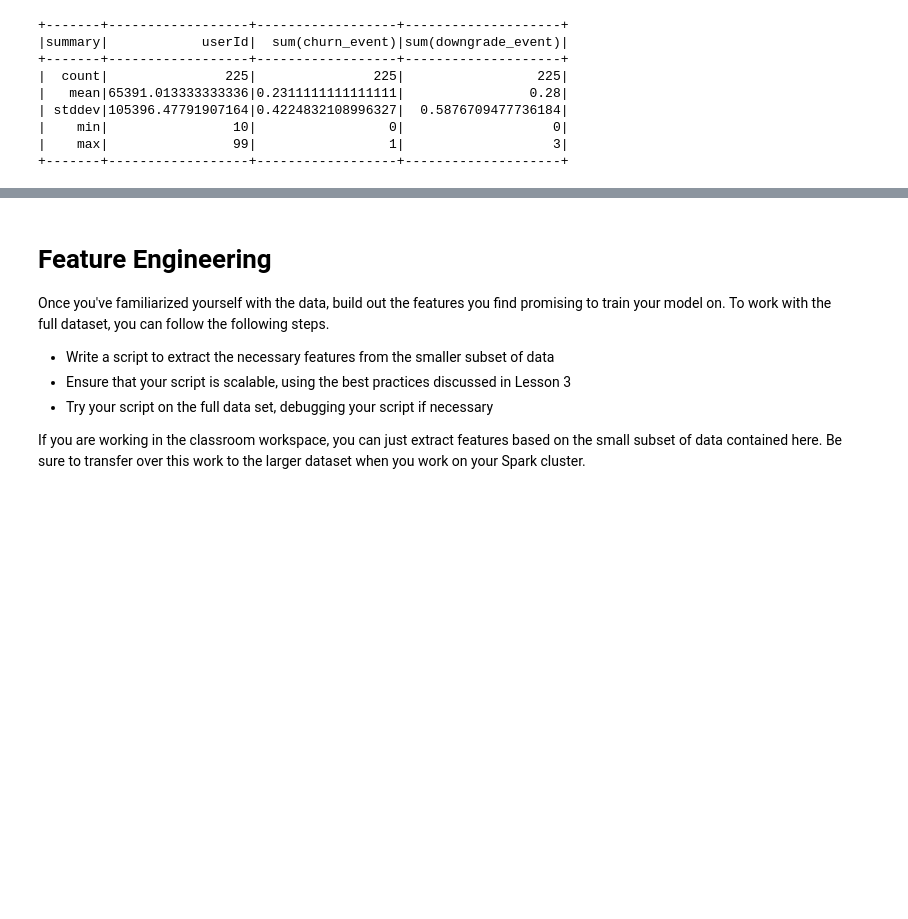
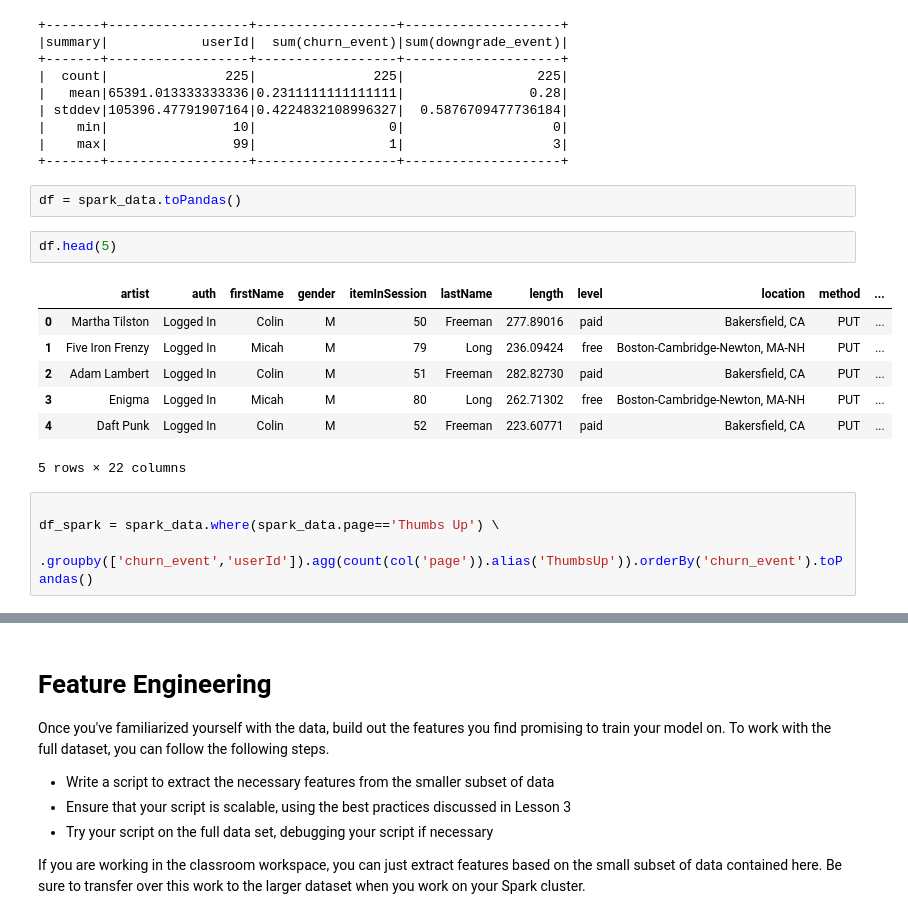
Before and after one commit to Krout1/Sparkify, a Jupyter notebook: Sparkify.ipynb, the cells around one changed output, grey strips where cells are left out. Cells and saved outputs as stored; diff of their text form; blank space fills up the shorter version.

```diff
--- a/Sparkify.ipynb
+++ b/Sparkify.ipynb
@@ -174,3 +175,19 @@ spark_data.select(['userId', 'churn_event', 'downgrade_event'])\
 |    min|                10|                 0|                   0|
 |    max|                99|                 1|                   3|
 +-------+------------------+------------------+--------------------+
+# %%
+df = spark_data.toPandas()
+# %%
+df.head(5)
+# %% [output]
+|  | artist | auth | firstName | gender | itemInSession | lastName | length | level | location | method | ... |
+| 0 | Martha Tilston | Logged In | Colin | M | 50 | Freeman | 277.89016 | paid | Bakersfield, CA | PUT | ... |
+| 1 | Five Iron Frenzy | Logged In | Micah | M | 79 | Long | 236.09424 | free | Boston-Cambridge-Newton, MA-NH | PUT | ... |
+| 2 | Adam Lambert | Logged In | Colin | M | 51 | Freeman | 282.82730 | paid | Bakersfield, CA | PUT | ... |
+| 3 | Enigma | Logged In | Micah | M | 80 | Long | 262.71302 | free | Boston-Cambridge-Newton, MA-NH | PUT | ... |
+| 4 | Daft Punk | Logged In | Colin | M | 52 | Freeman | 223.60771 | paid | Bakersfield, CA | PUT | ... |
+5 rows × 22 columns
+# %%
+
+df_spark = spark_data.where(spark_data.page=='Thumbs Up') \
+    .groupby(['churn_event','userId']).agg(count(col('page')).alias('ThumbsUp')).orderBy('churn_event').toPandas()
```
Also changed, not shown: parts of 5 cells of this notebook.
